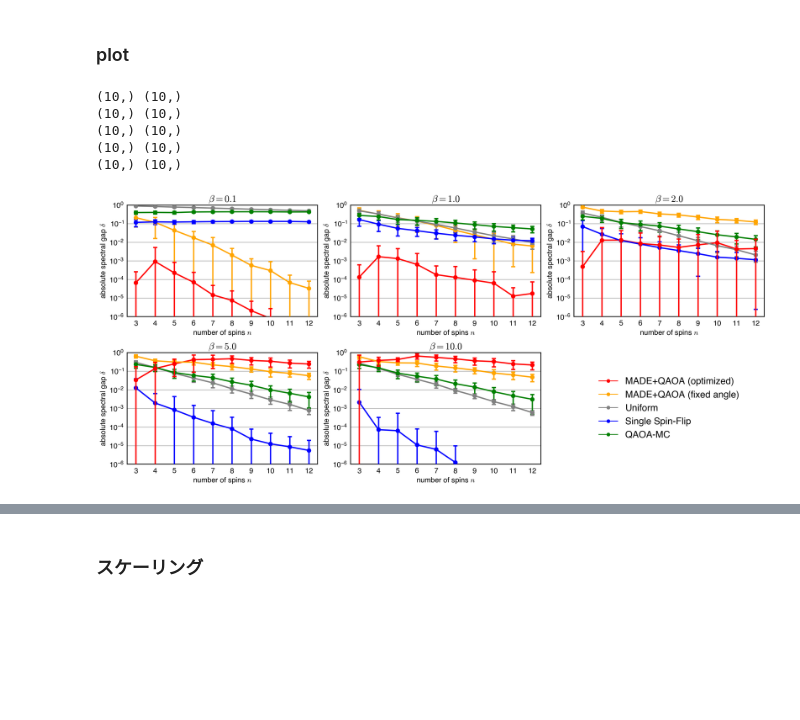
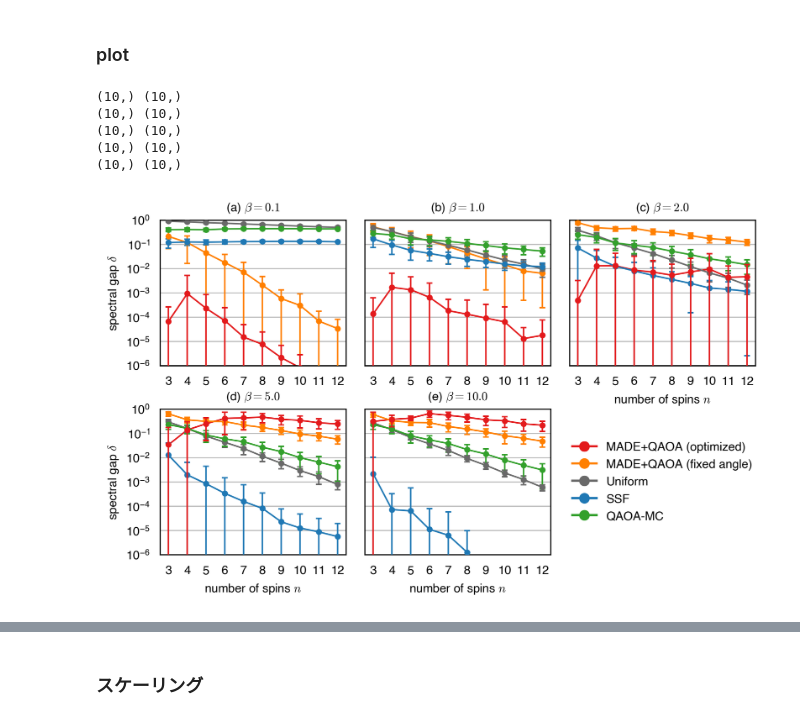
Before and after one commit to yuichiro-nakano/data_for_qaoa-made-mcmc, a Jupyter notebook: figure/make_fig.ipynb, the cells around one changed output, grey strips where cells are left out. Saved outputs shown, nothing was run; the diff lists cells and outputs as text; code cells hidden in the pictures; blank space fills up the shorter version.

Commit message:
make figures

```diff
--- a/figure/make_fig.ipynb
+++ b/figure/make_fig.ipynb
@@ -18,6 +18,7 @@ import time
 import pathlib
 import pickle
 import sys
+import string
 import uncertainties
 from uncertainties import ufloat
 
@@ -25,6 +26,14 @@ import ising_model as ising
 
 plt.rcParams["font.family"] = "Helvetica"
 plt.rcParams['mathtext.fontset'] = 'cm'
+plt.rcParams["svg.fonttype"] = "none"
+# %%
+cm = plt.get_cmap('Paired')
+blue = cm(1)
+green = cm(3)
+red = cm(5)
+orange = cm(7)
+purple = cm(9)
 # %% [markdown]
 ## spectral gap 実験
 # %% [markdown]
@@ -110,76 +119,81 @@ def exp_fit_2(x_data, y_data, y_std):
 n_row = 2
 n_col = 3
 
-capsize = 4
-markersize = 7.5
-elinewidth = 2.5
-capthick = 2.5
-linewidth = 2.5
+capsize = 2
+markersize = 3
+elinewidth = 1
+capthick = 1
+linewidth = 1
+spines = 0.75
+fontsize = 8
 
-fig1, ax1 = plt.subplots(n_row, n_col, figsize=(18,8), dpi=200)
+num_list = list(string.ascii_lowercase)[0:5]
+
+fig1, ax1 = plt.subplots(n_row, n_col, figsize=(7.08, 4), gridspec_kw=dict(wspace=0.1, hspace=0.3), dpi=300)
 
 for i in range(len(beta_list)):
 	row = i // n_col
 	col = i % n_col
 
 	print(n_spin_list.shape, mean_gap_data[i,:,0].shape)
-	#ax1[row,col].errorbar(n_spin_list, mean_gap_data[i,:,0], std_gap_data[i,:,0], color='red', linestyle='none', marker='o', markersize=markersize, capsize=capsize, capthick=capthick, elinewidth=elinewidth, label='MADE+QAOA (optimized)', zorder=5)
-	#ax1[row,col].errorbar(n_spin_list, mean_gap_data[i,:,1], std_gap_data[i,:,1], color='orange', linestyle='none', marker='o', markersize=markersize, capsize=capsize, capthick=capthick, elinewidth=elinewidth, label='MADE+QAOA (fixed angle)', zorder=4)
-	ax1[row,col].errorbar(n_spin_list, mean_gap_add_data[i,:,0], std_gap_add_data[i,:,0], color='red', linestyle='none', marker='o', markersize=markersize, capsize=capsize, capthick=capthick, elinewidth=elinewidth, label='MADE+QAOA (optimized)', zorder=5)
-	ax1[row,col].errorbar(n_spin_list, mean_gap_add_data[i,:,1], std_gap_add_data[i,:,1], color='orange', linestyle='none', marker='o', markersize=markersize, capsize=capsize, capthick=capthick, elinewidth=elinewidth, label='MADE+QAOA (fixed angle)', zorder=4)
-	ax1[row,col].errorbar(n_spin_list, mean_gap_data[i,:,2], std_gap_data[i,:,2], color='grey', linestyle='none', marker='o', markersize=markersize, capsize=capsize, capthick=capthick, elinewidth=elinewidth, label='Uniform,', zorder=4)
-	ax1[row,col].errorbar(n_spin_list, mean_gap_data[i,:,3], std_gap_data[i,:,3], color='blue', linestyle='none', marker='o', markersize=markersize, capsize=capsize, capthick=capthick, elinewidth=elinewidth, label='Single Spin-Flip', zorder=4)
-	ax1[row,col].errorbar(n_spin_list, mean_gap_data[i,:,4], std_gap_data[i,:,4], color='green', linestyle='none', marker='o', markersize=markersize, capsize=capsize, capthick=capthick, elinewidth=elinewidth, label='QAOA-MC', zorder=4)
+	#ax1[row,col].errorbar(n_spin_list, mean_gap_data[i,:,0], std_gap_data[i,:,0], color=red, linestyle='none', marker='o', markersize=markersize, capsize=capsize, capthick=capthick, elinewidth=elinewidth, label='MADE+QAOA (optimized)', zorder=5)
+	#ax1[row,col].errorbar(n_spin_list, mean_gap_data[i,:,1], std_gap_data[i,:,1], color=orange, linestyle='none', marker='o', markersize=markersize, capsize=capsize, capthick=capthick, elinewidth=elinewidth, label='MADE+QAOA (fixed angle)', zorder=4)
+	ax1[row,col].errorbar(n_spin_list, mean_gap_add_data[i,:,0], std_gap_add_data[i,:,0], color=red, linestyle='none', marker='o', markersize=markersize, capsize=capsize, capthick=capthick, elinewidth=elinewidth, label='MADE+QAOA (optimized)', zorder=5)
+	ax1[row,col].errorbar(n_spin_list, mean_gap_add_data[i,:,1], std_gap_add_data[i,:,1], color=orange, linestyle='none', marker='o', markersize=markersize, capsize=capsize, capthick=capthick, elinewidth=elinewidth, label='MADE+QAOA (fixed angle)', zorder=4)
+	ax1[row,col].errorbar(n_spin_list, mean_gap_data[i,:,2], std_gap_data[i,:,2], color='dimgrey', linestyle='none', marker='o', markersize=markersize, capsize=capsize, capthick=capthick, elinewidth=elinewidth, label='Uniform,', zorder=4)
+	ax1[row,col].errorbar(n_spin_list, mean_gap_data[i,:,3], std_gap_data[i,:,3], color=blue, linestyle='none', marker='o', markersize=markersize, capsize=capsize, capthick=capthick, elinewidth=elinewidth, label='SSF', zorder=4)
+	ax1[row,col].errorbar(n_spin_list, mean_gap_data[i,:,4], std_gap_data[i,:,4], color=green, linestyle='none', marker='o', markersize=markersize, capsize=capsize, capthick=capthick, elinewidth=elinewidth, label='QAOA-MC', zorder=4)
 	ax1[row,col].set_xticks(n_spin_list)
 
-	#ax1[row,col].plot(n_spin_list, mean_gap_data[i,:,0], color='red', linewidth=linewidth)
-	#ax1[row,col].plot(n_spin_list, mean_gap_data[i,:,1], color='orange', linewidth=linewidth)
-	ax1[row,col].plot(n_spin_list, mean_gap_add_data[i,:,0], color='red', linewidth=linewidth)
-	ax1[row,col].plot(n_spin_list, mean_gap_add_data[i,:,1], color='orange', linewidth=linewidth)
-	ax1[row,col].plot(n_spin_list, mean_gap_data[i,:,2], color='grey', linewidth=linewidth)
-	ax1[row,col].plot(n_spin_list, mean_gap_data[i,:,3], color='blue', linewidth=linewidth)
-	ax1[row,col].plot(n_spin_list, mean_gap_data[i,:,4], color='green', linewidth=linewidth)
-	ax1[row,col].grid(axis='y', color='#BFBFBF', linestyle='-', linewidth=1.5)
+	#ax1[row,col].plot(n_spin_list, mean_gap_data[i,:,0], color=red, linewidth=linewidth)
+	#ax1[row,col].plot(n_spin_list, mean_gap_data[i,:,1], color=orange, linewidth=linewidth)
+	ax1[row,col].plot(n_spin_list, mean_gap_add_data[i,:,0], color=red, linewidth=linewidth)
+	ax1[row,col].plot(n_spin_list, mean_gap_add_data[i,:,1], color=orange, linewidth=linewidth)
+	ax1[row,col].plot(n_spin_list, mean_gap_data[i,:,2], color='dimgrey', linewidth=linewidth)
+	ax1[row,col].plot(n_spin_list, mean_gap_data[i,:,3], color=blue, linewidth=linewidth)
+	ax1[row,col].plot(n_spin_list, mean_gap_data[i,:,4], color=green, linewidth=linewidth)
+	ax1[row,col].grid(axis='y', color='#BFBFBF', linestyle='-', linewidth=spines)
 
 	ax1[row,col].set_axisbelow(True) #gridを背面にする
 
-	spines = 1.5
 	ax1[row,col].spines["top"].set_linewidth(spines)
 	ax1[row,col].spines["left"].set_linewidth(spines)
 	ax1[row,col].spines["bottom"].set_linewidth(spines)
 	ax1[row,col].spines["right"].set_linewidth(spines)
 
 	ax1[row,col].set_yscale("log")
 	ax1[row,col].set_ylim(1e-6, 1e0)
-	ax1[row,col].set_xlabel(r'number of spins $n$', fontsize=14)
-	ax1[row,col].set_ylabel(r'absolute spectral gap $\delta$', fontsize=14)
-	ax1[row,col].tick_params(width=0.0, labelsize=14)
 	ax1[row,col].minorticks_off()
-	ax1[row,col].set_title(r'$\beta={0}$'.format(beta_list[i]),{"fontsize": 18})
+	ax1[row,col].set_title(r'({1}) $\beta={0}$'.format(beta_list[i],num_list[i]),{"fontsize": fontsize})
+	ax1[row,col].tick_params(width=0.0, labelsize=fontsize)
+	if col != 0:
+		ax1[row, col].tick_params(labelleft=False)
 
-	#if i == len(beta_list)-1:
-		#ax1[row,col].legend(fontsize=14, bbox_to_anchor=(1.2, 1.0))
+ax1[1,0].set_xlabel(r'number of spins $n$', fontsize=fontsize)
+ax1[1,1].set_xlabel(r'number of spins $n$', fontsize=fontsize)
+ax1[0,2].set_xlabel(r'number of spins $n$', fontsize=fontsize)
+ax1[0,0].set_ylabel(r'spectral gap $\delta$', fontsize=fontsize)
+ax1[1,0].set_ylabel(r'spectral gap $\delta$', fontsize=fontsize)
 
-ax1[-1,-1].plot([], [], marker='o', color='red', label='MADE+QAOA (optimized)', linestyle=None)
-ax1[-1,-1].plot([], [], marker='o', color='orange', label='MADE+QAOA (fixed angle)', linestyle=None)
-ax1[-1,-1].plot([], [], marker='o', color='grey', label='Uniform', linestyle=None)
-ax1[-1,-1].plot([], [], marker='o', color='blue', label='Single Spin-Flip', linestyle=None)
-ax1[-1,-1].plot([], [], marker='o', color='green', label='QAOA-MC', linestyle=None)
+ax1[-1,-1].plot([], [], marker='o', color=red, label='MADE+QAOA (optimized)', linestyle=None)
+ax1[-1,-1].plot([], [], marker='o', color=orange, label='MADE+QAOA (fixed angle)', linestyle=None)
+ax1[-1,-1].plot([], [], marker='o', color='dimgrey', label='Uniform', linestyle=None)
+ax1[-1,-1].plot([], [], marker='o', color=blue, label='SSF', linestyle=None)
+ax1[-1,-1].plot([], [], marker='o', color=green, label='QAOA-MC', linestyle=None)
 
 for spine in ax1[-1,-1].spines.values():
     spine.set_visible(False)
 ax1[-1,-1].axes.get_xaxis().set_visible(False)
 ax1[-1,-1].axes.get_yaxis().set_visible(False)
 
-ax1[-1,-1].legend(fontsize=18, bbox_to_anchor=(0.5,0.5), loc='center', frameon=False)
+ax1[-1,-1].legend(fontsize=fontsize, bbox_to_anchor=(0.5,0.5), loc='center', frameon=False)
 
-plt.tight_layout()
-#fig1.savefig("figure/ave_gap_vs_qubit.svg", dpi=300)
+fig1.savefig("figure/spectral_gap.svg", dpi=300, bbox_inches='tight')
 #fig1.savefig("figure/ave_gap_vs_qubit.png", dpi=300)
 # %% [output]
 (10,) (10,)
 (10,) (10,)
 (10,) (10,)
 (10,) (10,)
 (10,) (10,)
-[figure, old version]
+[figure, new version]
```
Also changed, not shown: parts of 6 cells of this notebook, 15 other files.
